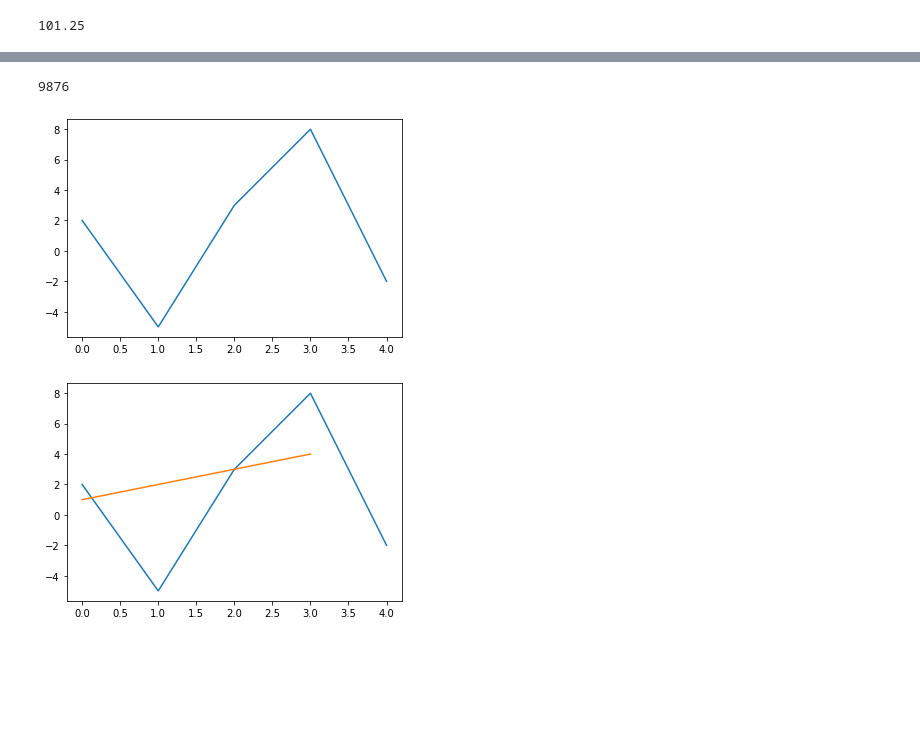
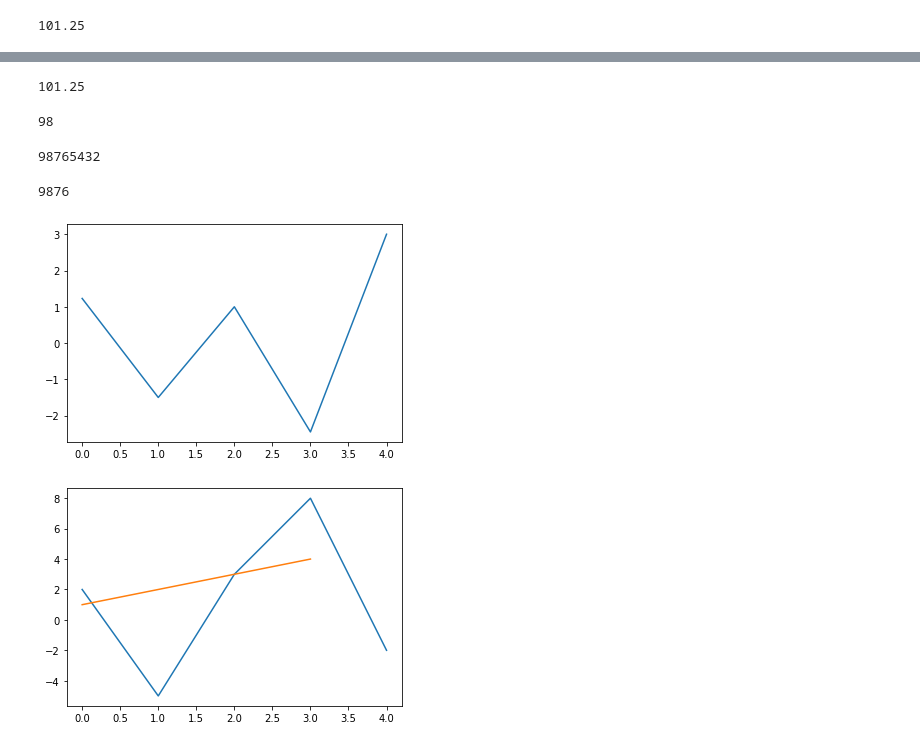
Before and after one commit to TienLungSun/Python, a Jupyter notebook: IE118 week2.ipynb, the cells around one changed output, grey strips where cells are left out. Drawn from its saved outputs; the diff is of its cells as text; code cells hidden in the pictures; blank space fills up the shorter version.

```diff
--- a/IE118 week2.ipynb
+++ b/IE118 week2.ipynb
@@ -31,13 +19,27 @@ b
+# %%
+print(ccc)
+# %% [output]
+101.25
+# %%
+#p.1-12 練習2  123456789 ==> (n)*8+n
+12*8+2
+# %% [output]
+98
+# %%
+12345678*8+8
+# %% [output]
+98765432
 # %%
 1234*8+4
 # %% [output]
 9876
 # %%
+#p.1-17 畫圖
 import matplotlib.pyplot as plt
-plt.plot([2, -5, 3, 8, -2])
+plt.plot([1.23, -1.5, 1, -2.45, 3])
 plt.show()
 # %% [output]
-[figure, old version]
+[figure, new version]
 # %%
 plt.plot([2, -5, 3, 8, -2])
 plt.plot([1, 2, 3, 4])
```
Also changed, not shown: parts of 12 cells of this notebook.
